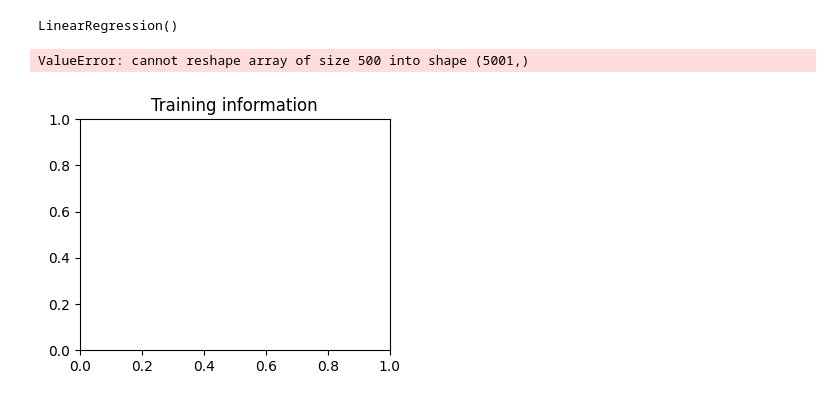
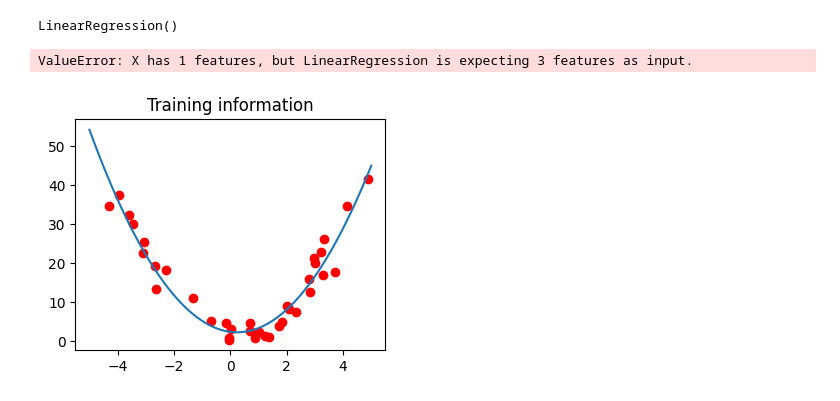
Before and after one commit to VyshnaviKarakatla/machine_learning-notebooks, a Jupyter notebook: 03_polynomial_regression.ipynb, the cells around one changed output. Cells and saved outputs as stored; diff of their text form; code cells hidden in the pictures.

```diff
--- a/03_polynomial_regression.ipynb
+++ b/03_polynomial_regression.ipynb
@@ -81,12 +81,12 @@ LinearRegression()
 # %%
 plt.figure(figsize=(4,3))
 plt.title('Training information')
-plt.plot(np.linspace(-5,5,500).reshape(5001,),model.predict(t_train_poly))
+plt.plot(np.linspace(-5,5,500).reshape(500,1),model.predict(pl1.fit_transform(np.linspace(-5,5,500).reshape(500,1))))
 plt.scatter(t_train,u_train,color='red')
 plt.plot(t_train,model.predict(t_train),color='green')
 plt.xlabel('Temp')
 plt.ylabel('Units')
 plt.legend()
 # %% [output]
-ValueError: cannot reshape array of size 500 into shape (5001,)
+ValueError: X has 1 features, but LinearRegression is expecting 3 features as input.
-[figure, old version]
+[figure, new version]
```
